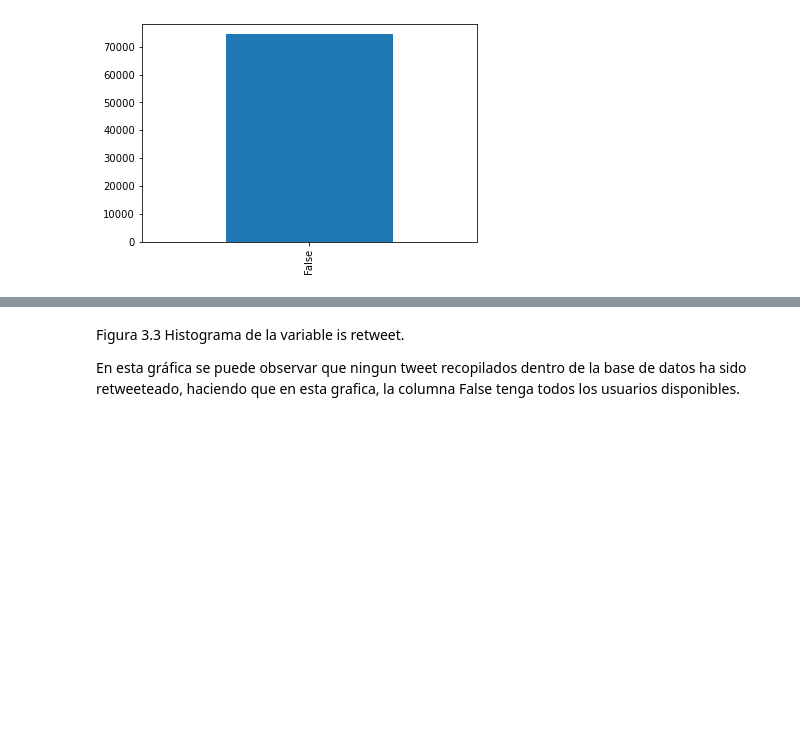
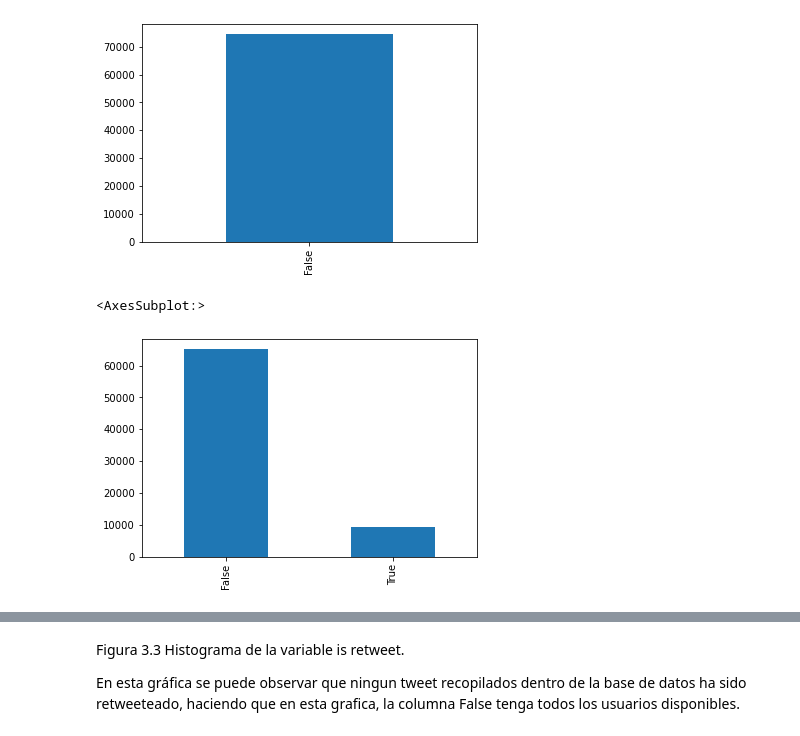
Before and after one commit to Alexjgxt18/AnaliticaReto3, a Jupyter notebook: Mapas de calor y boxplots.ipynb, the cells around one changed output, grey strips where cells are left out. Cells and saved outputs as stored; diff of their text form; code cells hidden in the pictures; blank space fills up the shorter version.

```diff
--- a/Mapas de calor y boxplots.ipynb
+++ b/Mapas de calor y boxplots.ipynb
@@ -177,3 +177,8 @@ pd.Series(data["is_retweet"]).value_counts().plot(kind='bar')
 # %% [output]
 <AxesSubplot:>
 [figure]
+# %%
+pd.Series(data["user_verified"]).value_counts().plot(kind='bar')
+# %% [output]
+<AxesSubplot:>
+[figure, added]
```
Also changed, not shown: parts of 1 cell of this notebook, 1 other file.
